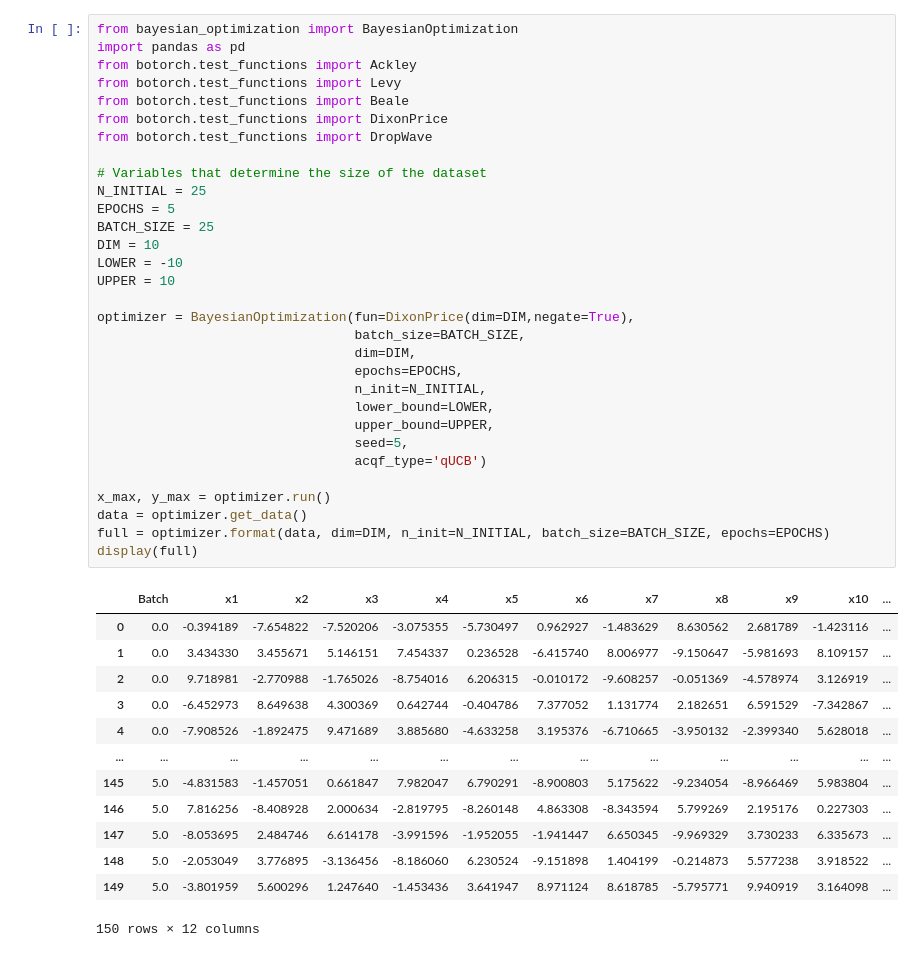
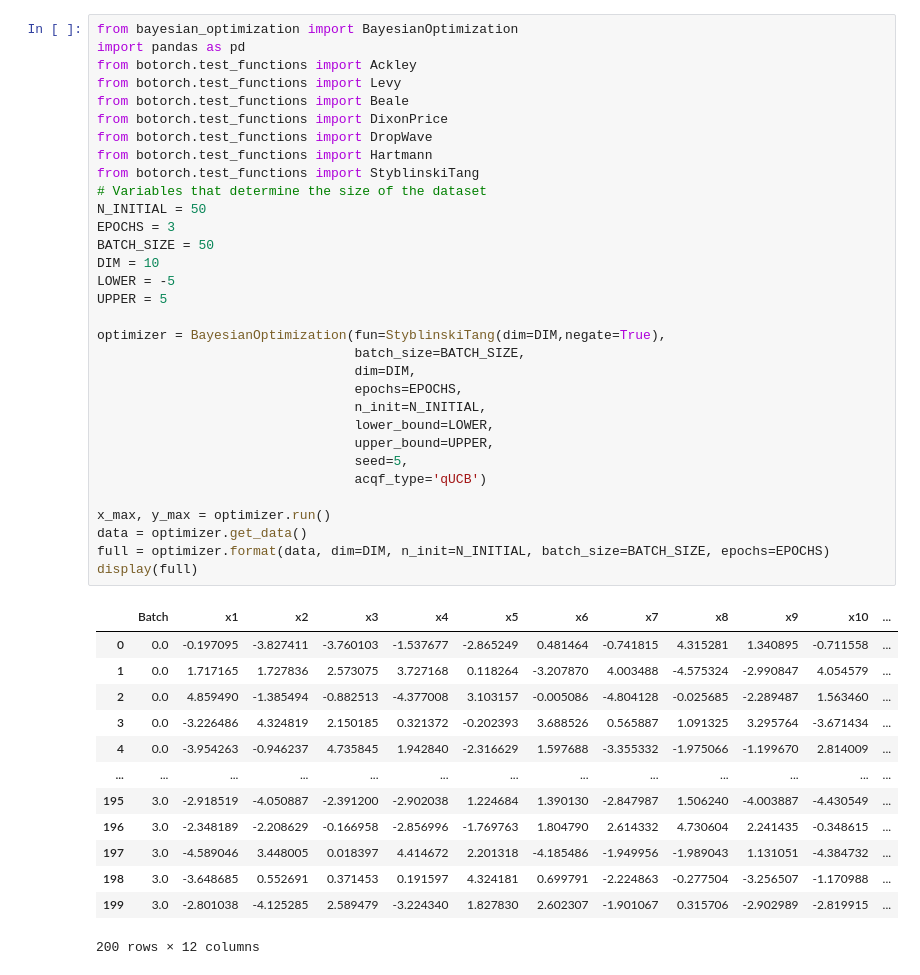
Before and after one commit to Schubydo/msc_code, a Jupyter notebook: SO_Numerical_Experiments/permutation.ipynb, the cells around one changed output. Drawn from its saved outputs; the diff is of its cells as text.

```diff
--- a/SO_Numerical_Experiments/permutation.ipynb
+++ b/SO_Numerical_Experiments/permutation.ipynb
@@ -1,45 +1,46 @@
 # %%
 from bayesian_optimization import BayesianOptimization
 import pandas as pd
 from botorch.test_functions import Ackley
 from botorch.test_functions import Levy
 from botorch.test_functions import Beale
 from botorch.test_functions import DixonPrice
 from botorch.test_functions import DropWave
+from botorch.test_functions import Hartmann
+from botorch.test_functions import StyblinskiTang
+# Variables that determine the size of the dataset
+N_INITIAL = 50
+EPOCHS = 3
+BATCH_SIZE = 50
+DIM = 10
+LOWER = -5
+UPPER = 5
 
-# Variables that determine the size of the dataset
-N_INITIAL = 25
-EPOCHS = 5
-BATCH_SIZE = 25
-DIM = 10
-LOWER = -10
-UPPER = 10
-
-optimizer = BayesianOptimization(fun=DixonPrice(dim=DIM,negate=True),
+optimizer = BayesianOptimization(fun=StyblinskiTang(dim=DIM,negate=True),
                                  batch_size=BATCH_SIZE,
                                  dim=DIM,
                                  epochs=EPOCHS,
                                  n_init=N_INITIAL,
                                  lower_bound=LOWER,
                                  upper_bound=UPPER,
                                  seed=5,
                                  acqf_type='qUCB')
 
 x_max, y_max = optimizer.run()
 data = optimizer.get_data()
 full = optimizer.format(data, dim=DIM, n_init=N_INITIAL, batch_size=BATCH_SIZE, epochs=EPOCHS)
 display(full)
 # %% [output]
 |  | Batch | x1 | x2 | x3 | x4 | x5 | x6 | x7 | x8 | x9 | x10 | ... |
-| 0 | 0.0 | -0.394189 | -7.654822 | -7.520206 | -3.075355 | -5.730497 | 0.962927 | -1.483629 | 8.630562 | 2.681789 | -1.423116 | ... |
-| 1 | 0.0 | 3.434330 | 3.455671 | 5.146151 | 7.454337 | 0.236528 | -6.415740 | 8.006977 | -9.150647 | -5.981693 | 8.109157 | ... |
-| 2 | 0.0 | 9.718981 | -2.770988 | -1.765026 | -8.754016 | 6.206315 | -0.010172 | -9.608257 | -0.051369 | -4.578974 | 3.126919 | ... |
-| 3 | 0.0 | -6.452973 | 8.649638 | 4.300369 | 0.642744 | -0.404786 | 7.377052 | 1.131774 | 2.182651 | 6.591529 | -7.342867 | ... |
-| 4 | 0.0 | -7.908526 | -1.892475 | 9.471689 | 3.885680 | -4.633258 | 3.195376 | -6.710665 | -3.950132 | -2.399340 | 5.628018 | ... |
+| 0 | 0.0 | -0.197095 | -3.827411 | -3.760103 | -1.537677 | -2.865249 | 0.481464 | -0.741815 | 4.315281 | 1.340895 | -0.711558 | ... |
+| 1 | 0.0 | 1.717165 | 1.727836 | 2.573075 | 3.727168 | 0.118264 | -3.207870 | 4.003488 | -4.575324 | -2.990847 | 4.054579 | ... |
+| 2 | 0.0 | 4.859490 | -1.385494 | -0.882513 | -4.377008 | 3.103157 | -0.005086 | -4.804128 | -0.025685 | -2.289487 | 1.563460 | ... |
+| 3 | 0.0 | -3.226486 | 4.324819 | 2.150185 | 0.321372 | -0.202393 | 3.688526 | 0.565887 | 1.091325 | 3.295764 | -3.671434 | ... |
+| 4 | 0.0 | -3.954263 | -0.946237 | 4.735845 | 1.942840 | -2.316629 | 1.597688 | -3.355332 | -1.975066 | -1.199670 | 2.814009 | ... |
 | ... | ... | ... | ... | ... | ... | ... | ... | ... | ... | ... | ... | ... |
-| 145 | 5.0 | -4.831583 | -1.457051 | 0.661847 | 7.982047 | 6.790291 | -8.900803 | 5.175622 | -9.234054 | -8.966469 | 5.983804 | ... |
-| 146 | 5.0 | 7.816256 | -8.408928 | 2.000634 | -2.819795 | -8.260148 | 4.863308 | -8.343594 | 5.799269 | 2.195176 | 0.227303 | ... |
-| 147 | 5.0 | -8.053695 | 2.484746 | 6.614178 | -3.991596 | -1.952055 | -1.941447 | 6.650345 | -9.969329 | 3.730233 | 6.335673 | ... |
-| 148 | 5.0 | -2.053049 | 3.776895 | -3.136456 | -8.186060 | 6.230524 | -9.151898 | 1.404199 | -0.214873 | 5.577238 | 3.918522 | ... |
-| 149 | 5.0 | -3.801959 | 5.600296 | 1.247640 | -1.453436 | 3.641947 | 8.971124 | 8.618785 | -5.795771 | 9.940919 | 3.164098 | ... |
+| 195 | 3.0 | -2.918519 | -4.050887 | -2.391200 | -2.902038 | 1.224684 | 1.390130 | -2.847987 | 1.506240 | -4.003887 | -4.430549 | ... |
+| 196 | 3.0 | -2.348189 | -2.208629 | -0.166958 | -2.856996 | -1.769763 | 1.804790 | 2.614332 | 4.730604 | 2.241435 | -0.348615 | ... |
+| 197 | 3.0 | -4.589046 | 3.448005 | 0.018397 | 4.414672 | 2.201318 | -4.185486 | -1.949956 | -1.989043 | 1.131051 | -4.384732 | ... |
+| 198 | 3.0 | -3.648685 | 0.552691 | 0.371453 | 0.191597 | 4.324181 | 0.699791 | -2.224863 | -0.277504 | -3.256507 | -1.170988 | ... |
+| 199 | 3.0 | -2.801038 | -4.125285 | 2.589479 | -3.224340 | 1.827830 | 2.602307 | -1.901067 | 0.315706 | -2.902989 | -2.819915 | ... |
-150 rows × 12 columns
+200 rows × 12 columns
```
Also changed, not shown: parts of 4 cells of this notebook.
